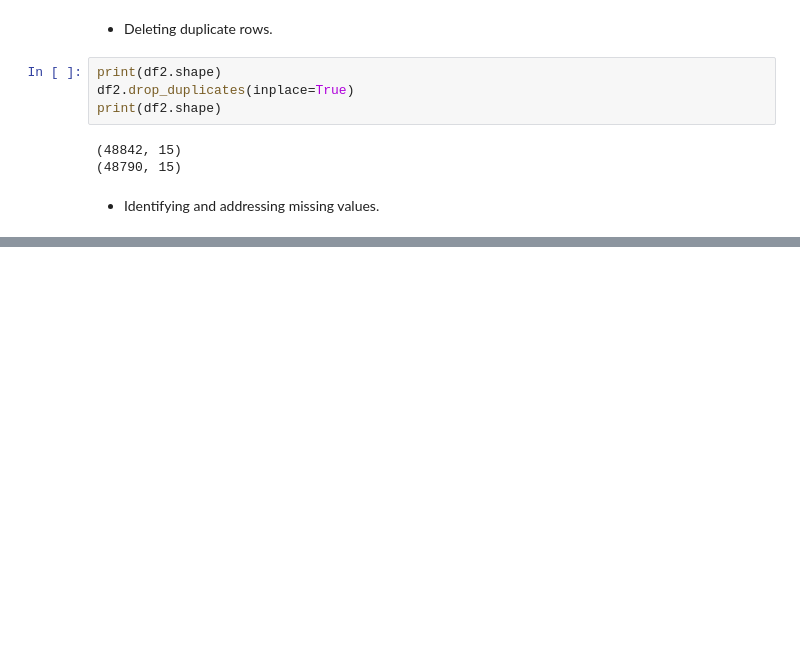
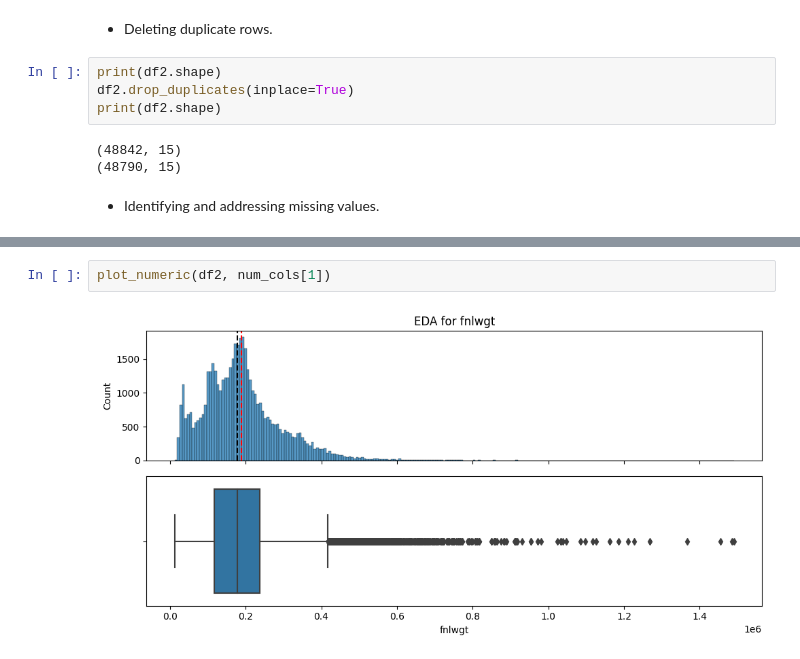
Before and after one commit to GyaviWalls/extra_datasets, a Jupyter notebook: Project_2.ipynb, the cells around one changed output, grey strips where cells are left out. Saved outputs shown, nothing was run; the diff lists cells and outputs as text; blank space fills up the shorter version.

```diff
--- a/Project_2.ipynb
+++ b/Project_2.ipynb
@@ -207,0 +309,4 @@ df2.isna()
+# %%
+plot_numeric(df2, num_cols[1])
+# %% [output]
+[figure, added]
```
Also changed, not shown: parts of 15 cells of this notebook.
